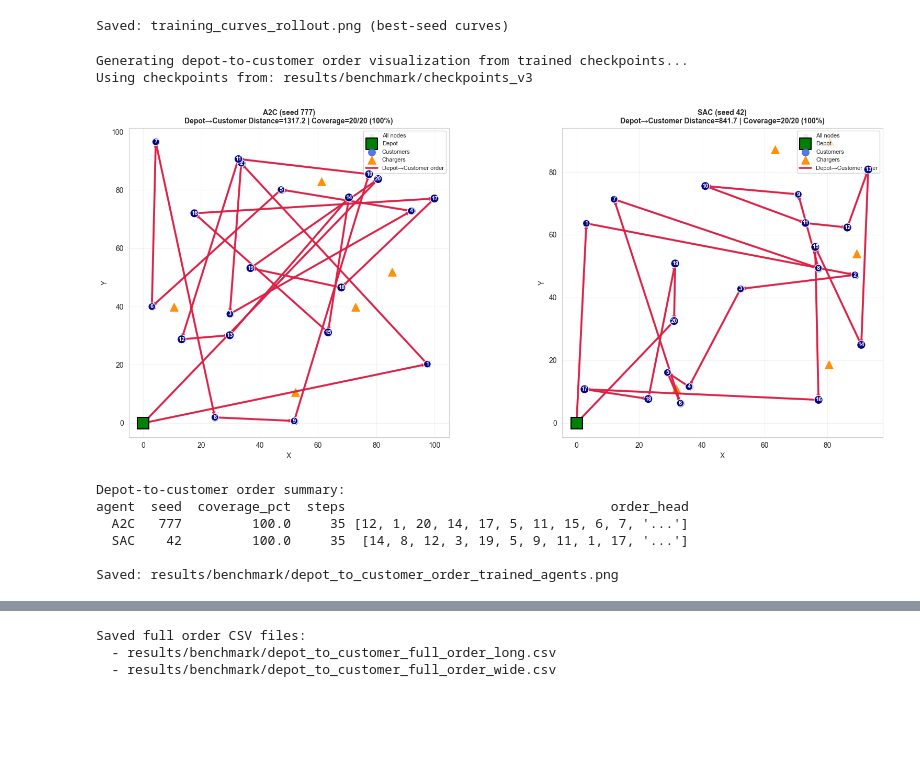
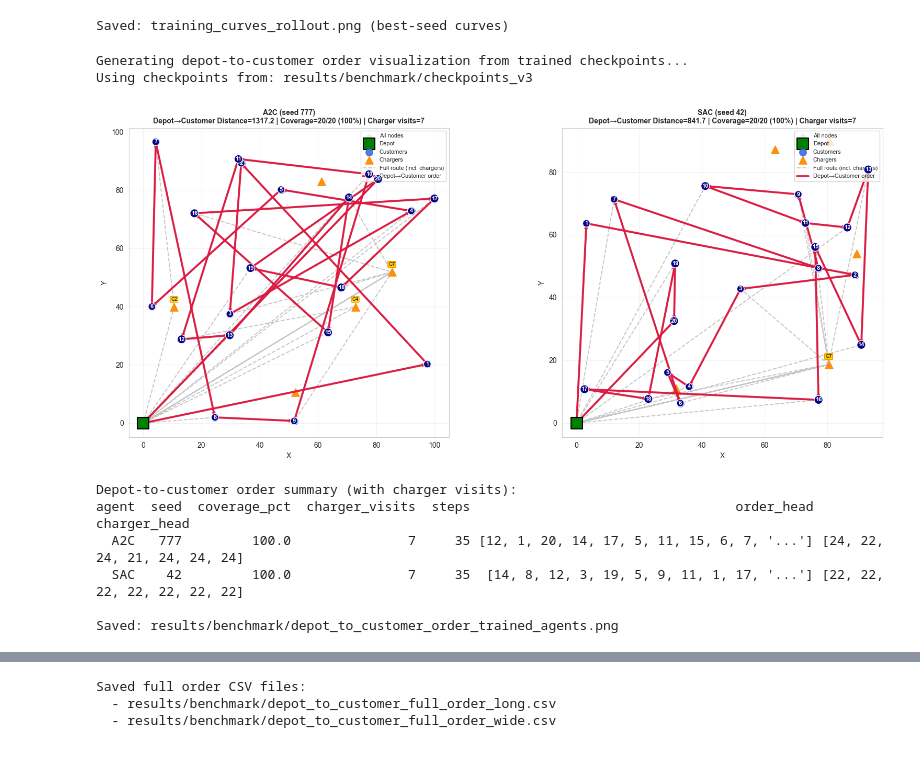
Before and after one commit to sdley/evrp-rl, a Jupyter notebook: examples/agent_benchmark_evrp_a2c_sac.ipynb, the cells around one changed output, grey strips where cells are left out. Cells and saved outputs as stored; diff of their text form; code cells hidden in the pictures; blank space fills up the shorter version.

Commit message:
Combined route trace bundle export
- step trace + customer order + charger order

```diff
--- a/examples/agent_benchmark_evrp_a2c_sac.ipynb
+++ b/examples/agent_benchmark_evrp_a2c_sac.ipynb
@@ -956,7 +956,7 @@ print("Saved: training_curves_rollout.png (best-seed curves)")
 [figure]
 Saved: training_curves_rollout.png (best-seed curves)
 # %%
-# REAL Route Visualization from Trained Agents (Depot-to-Customer Order)
+# REAL Route Visualization from Trained Agents (Depot-to-Customer Order + Charger Visits)
 from pathlib import Path
 
 print("Generating depot-to-customer order visualization from trained checkpoints...")
@@ -1003,6 +1003,7 @@ def run_agent_route(agent, env_config: dict, max_steps: int = 200):
     total_reward = 0.0
     total_distance = 0.0
     customer_visit_order = []
+    charger_visit_order = []
     visited_customers = set()
     num_customers = int(getattr(env, 'num_customers', 0))
 
@@ -1029,6 +1030,8 @@ def run_agent_route(agent, env_config: dict, max_steps: int = 200):
             if 1 <= action <= num_customers and action not in visited_customers:
                 visited_customers.add(action)
                 customer_visit_order.append(action)
+            elif action > num_customers:
+                charger_visit_order.append(action)
 
             steps += 1
 
@@ -1038,6 +1041,7 @@ def run_agent_route(agent, env_config: dict, max_steps: int = 200):
         'full_route': full_route,
         'depot_customer_route': depot_customer_route,
         'customer_visit_order': customer_visit_order,
+        'charger_visit_order': charger_visit_order,
         'reward': total_reward,
         'distance': total_distance,
         'steps': steps,
@@ -1086,18 +1090,24 @@ def plot_depot_customer_order(ax, route_data: dict, title: str):
         charger_idx = np.arange(charger_start, charger_end)
         ax.scatter(coords[charger_idx, 0], coords[charger_idx, 1], c='darkorange', s=120, marker='^', alpha=0.95, label='Chargers', zorder=4)
 
-    # Depot -> customer first-visit order -> depot
+    # Full route with charger visits (faint line)
+    full_route = [node for node in route_data['full_route'] if 0 <= node < len(coords)]
+    if len(full_route) > 1:
+        full_coords = coords[full_route]
+        ax.plot(full_coords[:, 0], full_coords[:, 1], '--', color='gray', lw=1.4, alpha=0.45, label='Full route (incl. chargers)', zorder=2)
+
+    # Depot -> customer first-visit order -> depot (main line)
     route = [node for node in route_data['depot_customer_route'] if 0 <= node < len(coords)]
     if len(route) > 1:
         route_coords = coords[route]
-        ax.plot(route_coords[:, 0], route_coords[:, 1], '-', color='crimson', lw=2.8, alpha=0.85, label='Depot→Customer order', zorder=5)
+        ax.plot(route_coords[:, 0], route_coords[:, 1], '-', color='crimson', lw=2.8, alpha=0.9, label='Depot→Customer order', zorder=5)
 
         for i in range(len(route) - 1):
             x0, y0 = route_coords[i]
             x1, y1 = route_coords[i + 1]
             ax.annotate('', xy=(x1, y1), xytext=(x0, y0), arrowprops=dict(arrowstyle='->', color='crimson', lw=1.2, alpha=0.8))
 
-        # Number each customer by visit order
+        # Number each customer by first-visit order
         for k, customer_node in enumerate(route_data['customer_visit_order'], 1):
             x, y = coords[customer_node]
             ax.text(
@@ -1113,10 +1123,27 @@ def plot_depot_customer_order(ax, route_data: dict, title: str):
                 zorder=7,
             )
 
+    # Label first few charger visits as C1, C2, ...
+    for k, charger_node in enumerate(route_data['charger_visit_order'][:12], 1):
+        if 0 <= charger_node < len(coords):
+            x, y = coords[charger_node]
+            ax.text(
+                x,
+                y + 1.8,
+                f'C{k}',
+                fontsize=7,
+                ha='center',
+                va='bottom',
+                color='black',
+                bbox=dict(boxstyle='round,pad=0.12', facecolor='gold', edgecolor='darkorange', alpha=0.85),
+                zorder=8,
+            )
+
     dep_cust_dist = route_distance(route, env.distance_matrix if hasattr(env, 'distance_matrix') else np.zeros((1, 1)))
     coverage = 100.0 * route_data['visited_customers'] / max(route_data['num_customers'], 1)
+    charger_visits = len(route_data['charger_visit_order'])
     subtitle = (
-        f"Depot→Customer Distance={dep_cust_dist:.1f} | Coverage={route_data['visited_customers']}/{route_data['num_customers']} ({coverage:.0f}%)"
+        f"Depot→Customer Distance={dep_cust_dist:.1f} | Coverage={route_data['visited_customers']}/{route_data['num_customers']} ({coverage:.0f}%) | Charger visits={charger_visits}"
     )
 
     ax.set_title(f"{title}\n{subtitle}", fontsize=10, fontweight='bold')
@@ -1163,38 +1190,44 @@ for i, agent_name in enumerate(['a2c', 'sac']):
         order_preview = route_data['customer_visit_order'][:10]
         if len(route_data['customer_visit_order']) > 10:
             order_preview = order_preview + ['...']
 
+        charger_preview = route_data['charger_visit_order'][:8]
+        if len(route_data['charger_visit_order']) > 8:
+            charger_preview = charger_preview + ['...']
+
         summary_rows.append({
             'agent': agent_name.upper(),
             'seed': best_seed,
             'coverage_pct': round(100.0 * route_data['visited_customers'] / max(route_data['num_customers'], 1), 1),
+            'charger_visits': len(route_data['charger_visit_order']),
             'steps': route_data['steps'],
             'order_head': str(order_preview),
+            'charger_head': str(charger_preview),
         })
 
     except Exception as e:
         axes[i].text(0.5, 0.5, f'Failed: {type(e).__name__}\n{str(e)[:120]}', ha='center', va='center', color='red')
         axes[i].set_title(f'{agent_name.upper()} route unavailable')
         axes[i].set_axis_off()
 
 plt.tight_layout()
 out_path = OUTPUT_DIR / 'depot_to_customer_order_trained_agents.png'
 plt.savefig(out_path, dpi=300, bbox_inches='tight')
 plt.show()
 
 if summary_rows:
     summary_df = pd.DataFrame(summary_rows)
-    print("\nDepot-to-customer order summary:")
+    print("\nDepot-to-customer order summary (with charger visits):")
     print(summary_df.to_string(index=False))
 
 print(f"\nSaved: {out_path}")
 # %% [output]
 Generating depot-to-customer order visualization from trained checkpoints...
 Using checkpoints from: results/benchmark/checkpoints_v3
-[figure, old version]
+[figure, new version]
-Depot-to-customer order summary:
-agent  seed  coverage_pct  steps                                  order_head
-  A2C   777         100.0     35 [12, 1, 20, 14, 17, 5, 11, 15, 6, 7, '...']
-  SAC    42         100.0     35  [14, 8, 12, 3, 19, 5, 9, 11, 1, 17, '...']
+Depot-to-customer order summary (with charger visits):
+agent  seed  coverage_pct  charger_visits  steps                                  order_head                 charger_head
+  A2C   777         100.0               7     35 [12, 1, 20, 14, 17, 5, 11, 15, 6, 7, '...'] [24, 22, 24, 21, 24, 24, 24]
+  SAC    42         100.0               7     35  [14, 8, 12, 3, 19, 5, 9, 11, 1, 17, '...'] [22, 22, 22, 22, 22, 22, 22]
 
 Saved: results/benchmark/depot_to_customer_order_trained_agents.png
```
Also changed, not shown: parts of 9 cells of this notebook.
